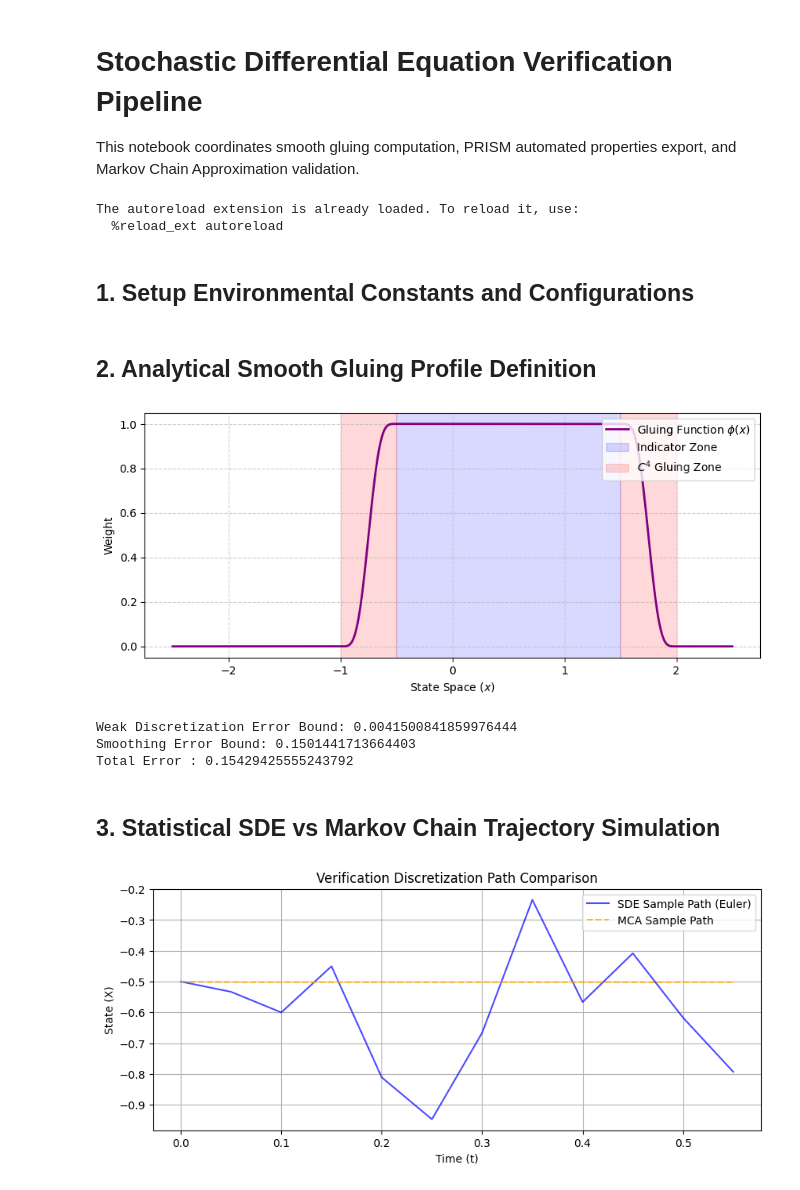
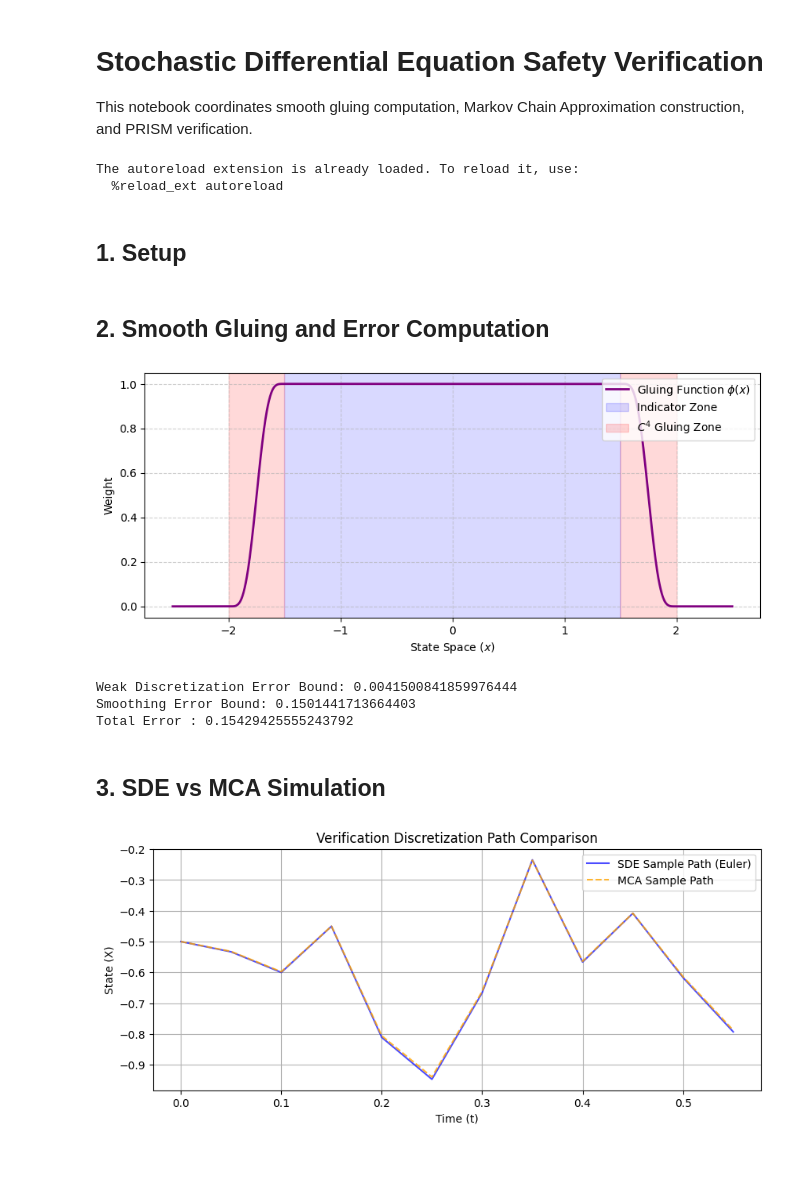
Before and after one commit to JonathanVacher/mca-approx, a Jupyter notebook: stochastic_verification/main.ipynb, the cells around one changed output. Saved outputs shown, nothing was run; the diff lists cells and outputs as text; code cells hidden in the pictures; blank space fills up the shorter version.

```diff
--- a/stochastic_verification/main.ipynb
+++ b/stochastic_verification/main.ipynb
@@ -1,6 +1,6 @@
 # %% [markdown]
-# Stochastic Differential Equation Verification Pipeline
-This notebook coordinates smooth gluing computation, PRISM automated properties export, and Markov Chain Approximation validation.
+# Stochastic Differential Equation Safety Verification
+This notebook coordinates smooth gluing computation, Markov Chain Approximation construction, and PRISM verification.
 # %%
 import os
 import re
@@ -15,7 +15,7 @@ from stochastic_verification import SDEConfig, PolynomialGluing, StochasticSimul
 The autoreload extension is already loaded. To reload it, use:
   %reload_ext autoreload
 # %% [markdown]
-## 1. Setup Environmental Constants and Configurations
+## 1. Setup
 # %%
 config = SDEConfig(
     dt=0.05,
@@ -25,7 +25,7 @@ config = SDEConfig(
     h=0.002,
     # alpha=2.0,
     # beta=2.3,
-    x_safe_min=-0.5,
+    x_safe_min=-1.5,
     x_safe_max=1.5,
     epsilon=0.5,
     x_min=-2.5,
@@ -35,7 +35,7 @@ config = SDEConfig(
 
 # mdl = model(dt=0.05, Tmax=0.5, tau=2.0, sig=1, h=0.002, alpha=0.5, beta=0.9, xmax=2.0, seed=5)
 # %% [markdown]
-## 2. Analytical Smooth Gluing Profile Definition
+## 2. Smooth Gluing and Error Computation
 # %%
 gluing = PolynomialGluing(config, degree=9)
 fig, ax = gluing.plot_gluing_profile()
@@ -48,28 +48,28 @@ print(f"Smoothing Error Bound: {smoothing_error}")
 total_error = weak_error_bound+smoothing_error
 print(f"Total Error : {total_error}")
 # %% [output]
-[figure, old version]
+[figure, new version]
 Weak Discretization Error Bound: 0.0041500841859976444
 Smoothing Error Bound: 0.1501441713664403
 Total Error : 0.15429425555243792
 # %% [markdown]
-## 3. Statistical SDE vs Markov Chain Trajectory Simulation
+## 3. SDE vs MCA Simulation
 # %%
 simulator = StochasticSimulator(config)
-sim_results = simulator.run_monte_carlo(n_reps=50)
+sim_results = simulator.run_monte_carlo(n_reps=150)
 
 # Plot sample comparisons
 plt.figure(figsize=(10, 4))
 plt.plot(sim_results["time_steps"], sim_results["sde"][1], label="SDE Sample Path (Euler)", color="blue", alpha=0.7)
 plt.plot(sim_results["time_steps"], sim_results["markov"][1], label="MCA Sample Path", color="orange", linestyle="--", alpha=0.8)
 plt.title("Verification Discretization Path Comparison")
 plt.xlabel("Time (t)")
 plt.ylabel("State (X)")
 plt.legend()
 plt.grid(True)
 plt.show()
 # %% [output]
-[figure, old version]
+[figure, new version]
 # %%
 # print(len(sim_results["sde"]))
 
```
Also changed, not shown: parts of 8 cells of this notebook, 4 other files.
